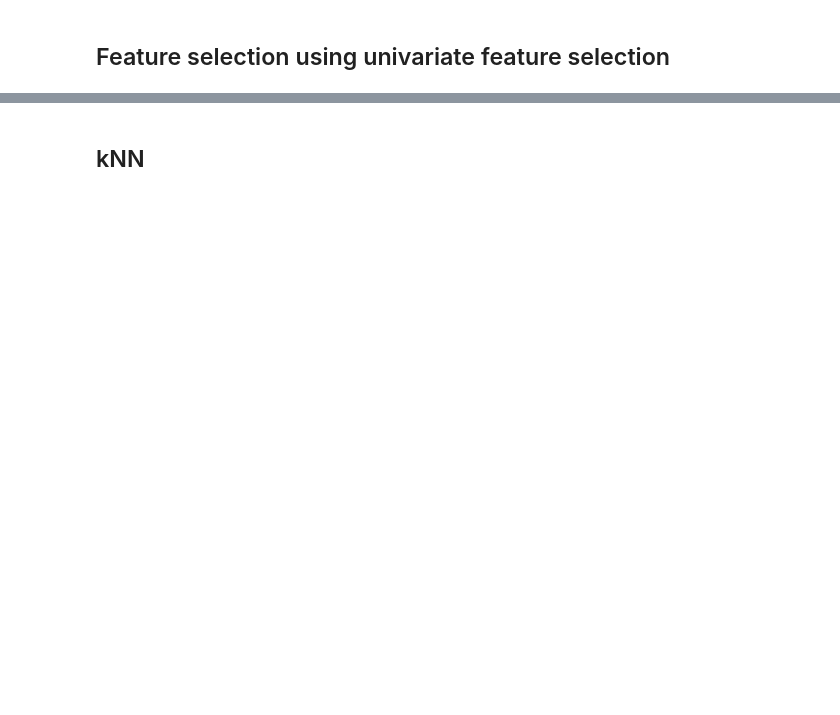
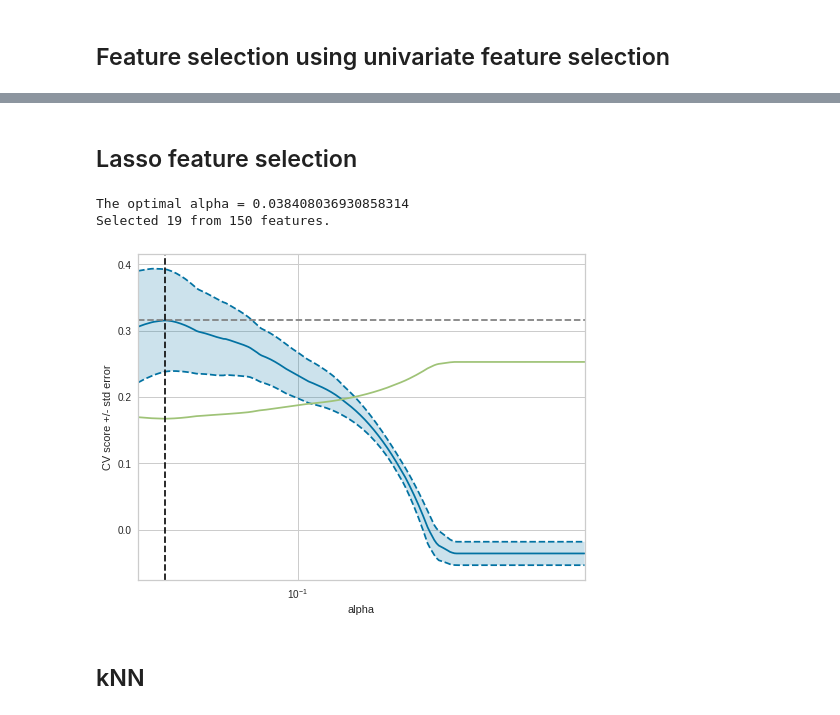
Before and after one commit to maritverboom/TM10007_PROJECT, a Jupyter notebook: assignment.ipynb, the cells around one changed output, grey strips where cells are left out. Cells and saved outputs as stored; diff of their text form; code cells hidden in the pictures; blank space fills up the shorter version.

Commit message:
Added L1/Lasso as feature selection method

```diff
--- a/assignment.ipynb
+++ b/assignment.ipynb
@@ -232,5 +241,72 @@ print(data_test_pca.shape)
 (90, 56)
 (23, 56)
+# %% [markdown]
+## Lasso feature selection
+# %%
+from sklearn.linear_model import LassoCV
+from sklearn.linear_model import Lasso
+from sklearn.model_selection import KFold
+from sklearn.model_selection import GridSearchCV
+from yellowbrick.regressor import AlphaSelection
+from yellowbrick.datasets import load_concrete
+from sklearn.feature_selection import SelectFromModel
+
+
+lasso = Lasso(max_iter=10000)
+n_alphas = 200
+alphas = np.logspace(-1.5, -0.1, n_alphas)
+
+tuned_parameters = [{'alpha': alphas}]
+n_folds = 5
+
+clf = GridSearchCV(lasso, tuned_parameters, cv=n_folds, refit=False)
+clf.fit(data_train_scaled, stage_train)
+scores = clf.cv_results_['mean_test_score']
+scores_std = clf.cv_results_['std_test_score']
+plt.figure().set_size_inches(8, 6)
+plt.semilogx(alphas, scores)
+
+# plot error lines showing +/- std. errors of the scores
+std_error = scores_std / np.sqrt(n_folds)
+
+plt.semilogx(alphas, scores + std_error, 'b--')
+plt.semilogx(alphas, scores - std_error, 'b--')
+
+# alpha=0.2 controls the translucency of the fill color
+plt.fill_between(alphas, scores + std_error, scores - std_error, alpha=0.2)
+
+plt.ylabel('CV score +/- std error')
+plt.xlabel('alpha')
+plt.axhline(np.max(scores), linestyle='--', color='.5')
+plt.xlim([alphas[0], alphas[-1]])
+
+# Instantiate the linear model and visualizer
+model = LassoCV(alphas=alphas)
+visualizer = AlphaSelection(model)
+visualizer.fit(data_train_scaled, stage_train)
+#visualizer.show()
+
+alpha_best = model.alpha_
+print(f'The optimal alpha = {alpha_best}')
+
+#L1_selection = Lasso(alpha=alpha_best, max_iter=10000)
+#L1_selection.fit(data_train_scaled, stage_train)
+#train_score=L1_selection.score(data_train_scaled,stage_train)
+#coeff_used = np.sum(L1_selection.coef_!=0)
+#print("training score:", train_score)
+#print("number of features used: ", coeff_used)
+
+selector = SelectFromModel(estimator=Lasso(alpha=alpha_best, random_state = 42))
+selector.fit(data_train_scaled, stage_train)
+n_original = data_train_scaled.shape[1]
+data_train_l1 = selector.transform(data_train_scaled)
+data_test_l1 = selector.transform(data_test_scaled)
+n_selected = data_train_l1.shape[1]
+print(f"Selected {n_selected} from {n_original} features.")
+# %% [output]
+The optimal alpha = 0.038408036930858314
+Selected 19 from 150 features.
+[figure, added]
 # %% [markdown]
 ## kNN
 # %%
```
Also changed, not shown: parts of 7 cells of this notebook.
